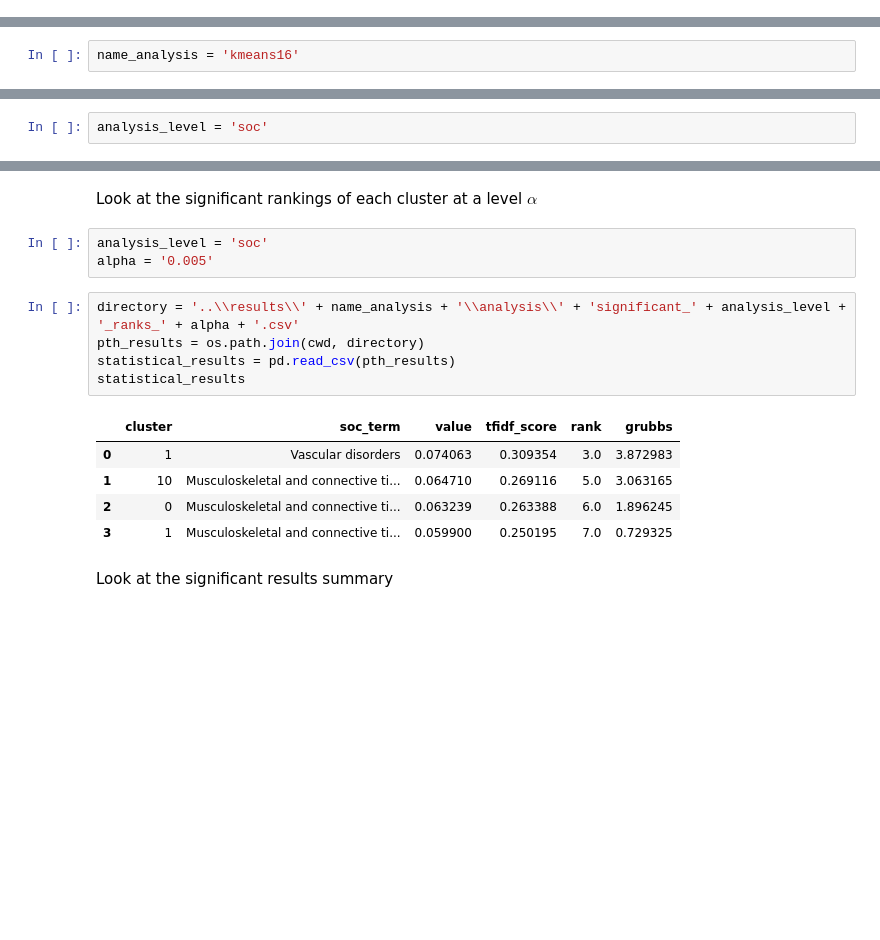
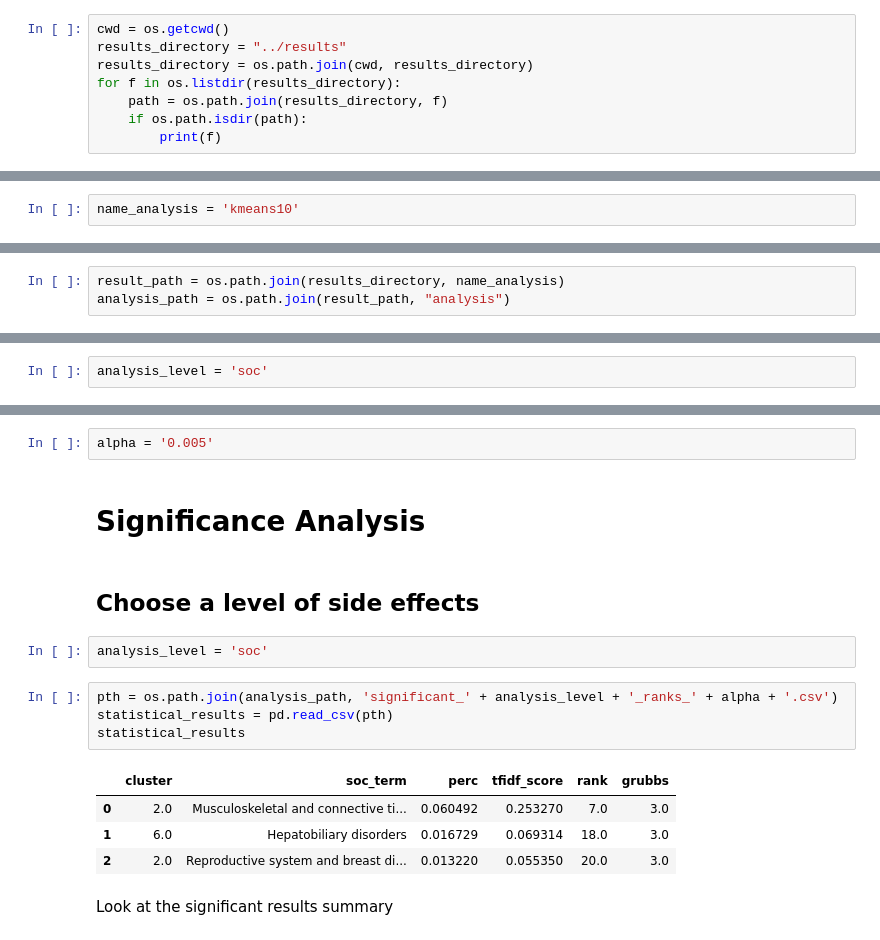
Before and after one commit to SimoneBarbaro/data_science_lab_project, a Jupyter notebook: src/DSL-Notebook.ipynb, the cells around one changed output, grey strips where cells are left out. Saved outputs shown, nothing was run; the diff lists cells and outputs as text; blank space fills up the shorter version.

```diff
--- a/src/DSL-Notebook.ipynb
+++ b/src/DSL-Notebook.ipynb
@@ -5,0 +10,8 @@ Provide information to select analysis file:
+# %%
+cwd = os.getcwd()
+results_directory = "../results"
+results_directory = os.path.join(cwd, results_directory)
+for f in os.listdir(results_directory):
+    path = os.path.join(results_directory, f)
+    if os.path.isdir(path):
+        print(f)
@@ -6,2 +38,2 @@ Provide information to select analysis file:
 # %%
-name_analysis = 'kmeans16'
+name_analysis = 'kmeans10'
@@ -27,0 +40,3 @@ clustering_results
+# %%
+result_path = os.path.join(results_directory, name_analysis)
+analysis_path = os.path.join(result_path, "analysis")
@@ -84,19 +120,20 @@ sideeffect_results[sideeffect_results['cluster'] == cluster_no]
-# %% [markdown]
-Look at the significant rankings of each cluster at a level $\alpha$
+# %%
+alpha = '0.005'
+# %% [markdown]
+# Significance Analysis
+# %% [markdown]
+## Choose a level of side effects
 # %%
 analysis_level = 'soc'
-alpha = '0.005'
 # %%
-directory = '..\\results\\' + name_analysis + '\\analysis\\' + 'significant_' + analysis_level + '_ranks_' + alpha + '.csv'
-pth_results = os.path.join(cwd, directory)
-statistical_results = pd.read_csv(pth_results)
+pth = os.path.join(analysis_path, 'significant_' + analysis_level + '_ranks_' + alpha + '.csv')
+statistical_results = pd.read_csv(pth)
 statistical_results
 # %% [output]
-|  | cluster | soc_term | value | tfidf_score | rank | grubbs |
-| 0 | 1 | Vascular disorders | 0.074063 | 0.309354 | 3.0 | 3.872983 |
-| 1 | 10 | Musculoskeletal and connective ti... | 0.064710 | 0.269116 | 5.0 | 3.063165 |
-| 2 | 0 | Musculoskeletal and connective ti... | 0.063239 | 0.263388 | 6.0 | 1.896245 |
-| 3 | 1 | Musculoskeletal and connective ti... | 0.059900 | 0.250195 | 7.0 | 0.729325 |
+|  | cluster | soc_term | perc | tfidf_score | rank | grubbs |
+| 0 | 2.0 | Musculoskeletal and connective ti... | 0.060492 | 0.253270 | 7.0 | 3.0 |
+| 1 | 6.0 | Hepatobiliary disorders | 0.016729 | 0.069314 | 18.0 | 3.0 |
+| 2 | 2.0 | Reproductive system and breast di... | 0.013220 | 0.055350 | 20.0 | 3.0 |
 # %% [markdown]
 Look at the significant results summary
 # %%
```
Also changed, not shown: parts of 39 cells of this notebook.
